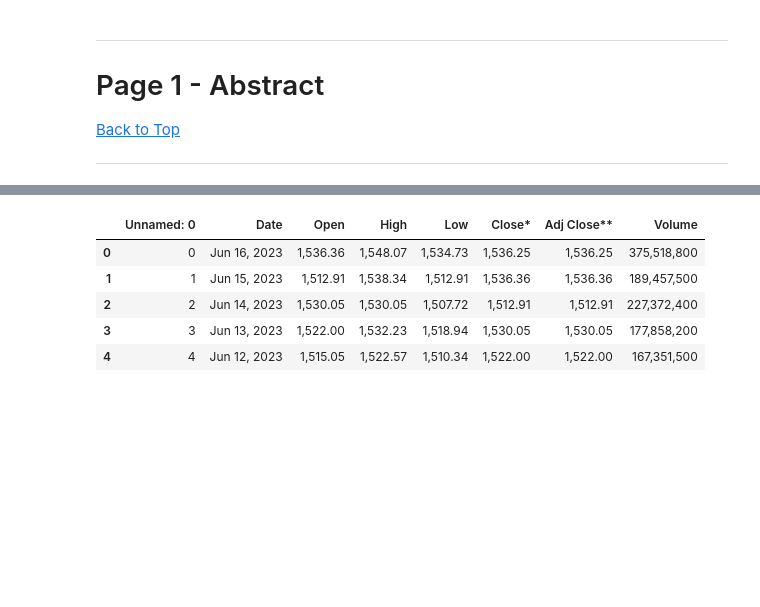
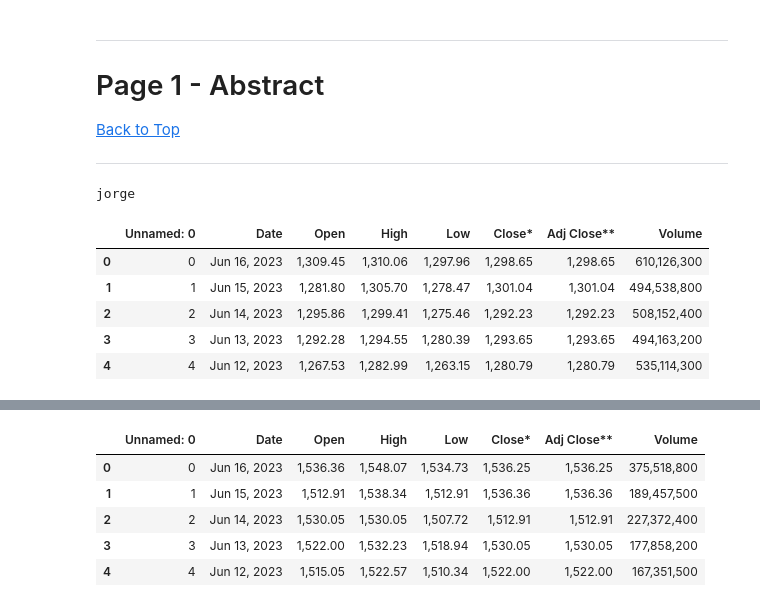
Before and after one commit to ChrisVerg/SmartInvest, a Jupyter notebook: Notebooks/Jorge.ipynb, the cells around one changed output, grey strips where cells are left out. Cells and saved outputs as stored; diff of their text form; code cells hidden in the pictures; blank space fills up the shorter version.

```diff
--- a/Notebooks/Jorge.ipynb
+++ b/Notebooks/Jorge.ipynb
@@ -37,10 +37,18 @@
 
 <hr style="height:5px;border-width:0;color:MediumAquamarine;background-color:MediumAquamarine">
 # %%
-# print("jorge")
-# df = pd.read_clipboard()
-# df.to_csv("path.fileName.csv")
-# df.head()
-# CD = pd.read_csv ("path.fileName.csv")
-# CD.head()
+print("jorge")
+df = pd.read_clipboard()
+df.to_csv("path.fileName.csv")
+df.head()
+CD = pd.read_csv ("path.fileName.csv")
+CD.head()
+# %% [output]
+jorge
+|  | Unnamed: 0 | Date | Open | High | Low | Close* | Adj Close** | Volume |
+| 0 | 0 | Jun 16, 2023 | 1,309.45 | 1,310.06 | 1,297.96 | 1,298.65 | 1,298.65 | 610,126,300 |
+| 1 | 1 | Jun 15, 2023 | 1,281.80 | 1,305.70 | 1,278.47 | 1,301.04 | 1,301.04 | 494,538,800 |
+| 2 | 2 | Jun 14, 2023 | 1,295.86 | 1,299.41 | 1,275.46 | 1,292.23 | 1,292.23 | 508,152,400 |
+| 3 | 3 | Jun 13, 2023 | 1,292.28 | 1,294.55 | 1,280.39 | 1,293.65 | 1,293.65 | 494,163,200 |
+| 4 | 4 | Jun 12, 2023 | 1,267.53 | 1,282.99 | 1,263.15 | 1,280.79 | 1,280.79 | 535,114,300 |
 # %%
```
Also changed, not shown: parts of 5 cells of this notebook, 5 other files.
